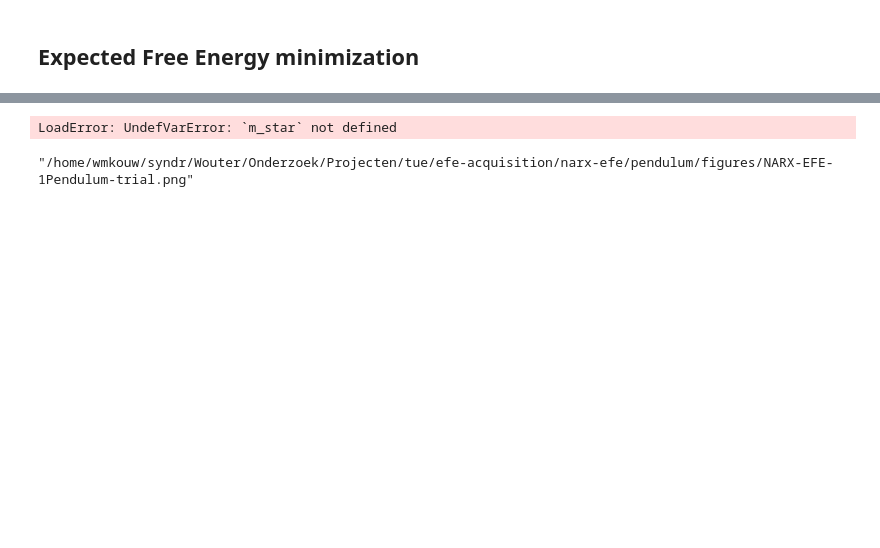
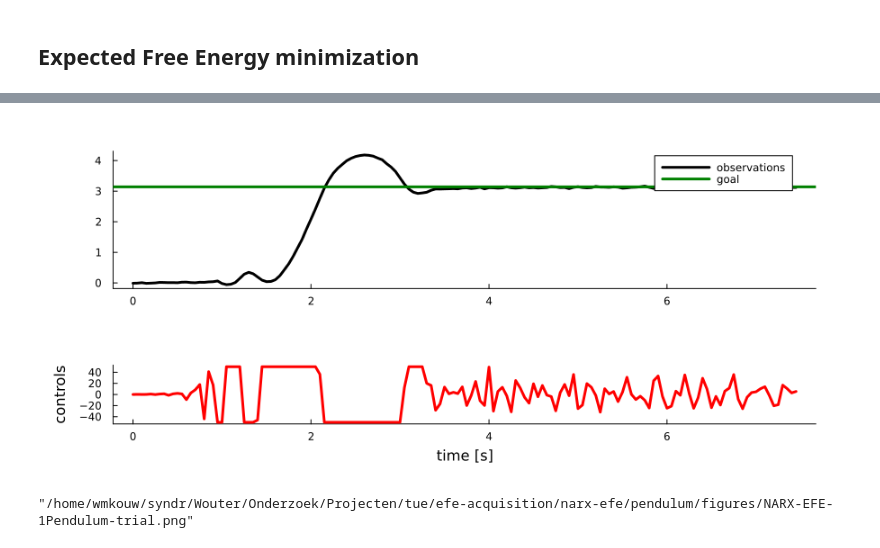
Before and after one commit to wmkouw/narx-efe, a Jupyter notebook: pendulum/NARX-EFE SPendulum.ipynb, the cells around one changed output, grey strips where cells are left out. Saved outputs shown, nothing was run; the diff lists cells and outputs as text; code cells hidden in the pictures; blank space fills up the shorter version.

```diff
--- a/pendulum/NARX-EFE SPendulum.ipynb
+++ b/pendulum/NARX-EFE SPendulum.ipynb
@@ -156,21 +144,26 @@ LoadError: syntax: invalid interpolation syntax: "$-"
 # Length of trial
 N = 150
 tsteps = range(0.0, step=Δt, length=N)
-T = 3
+T = 20
 
 # Set control properties
-goal = NormalMeanVariance(1.0, 1e-4)
+goal = NormalMeanVariance(3.14, 1e-4)
 control_prior = 1e-2
 num_iters = 10
-u_lims = (-100, 100)
+u_lims = (-50, 50)
 
 # Initialize beliefs
 pτ = [pτ0]
 pθ = [pθ0]
 
 # Start system
-init_state = [π/2, 0.0]
-pendulum = SPendulum(init_state, sys_mass, sys_length, sys_damping, sys_mnoise_sd, Δt=Δt)
+init_state = [0.0, 0.0]
+pendulum = SPendulum(init_state = init_state,
+                     mass = sys_mass,
+                     length = sys_length,
+                     damping = sys_damping,
+                     mnoise_sd = sys_mnoise_sd,
+                     Δt=Δt)
 
 # Start agent
 agent = NARXAgent(pθ0, pτ0,
@@ -218,11 +211,11 @@ plot(FE[end,:] .- FE[1,:])
 # %%
 p1 = plot(tsteps, y_, color="black", label="observations")
-hline!([m_star], color="green", ylims=[-1., 2.])
+hline!([mean(goal)], color="green", label="goal")
 p4 = plot(tsteps, u_[1:end-1], color="red", ylabel="controls", xlabel="time [s]")
 
 plot(p1,p4, layout=grid(2,1, heights=[.7, .3]), size=(900,400))
 # %% [output]
-LoadError: UndefVarError: `m_star` not defined
+[figure, added]
 # %%
 savefig("figures/NARX-EFE-1Pendulum-trial.png")
 # %% [output]
```
Also changed, not shown: parts of 7 cells of this notebook, 6 other files.
